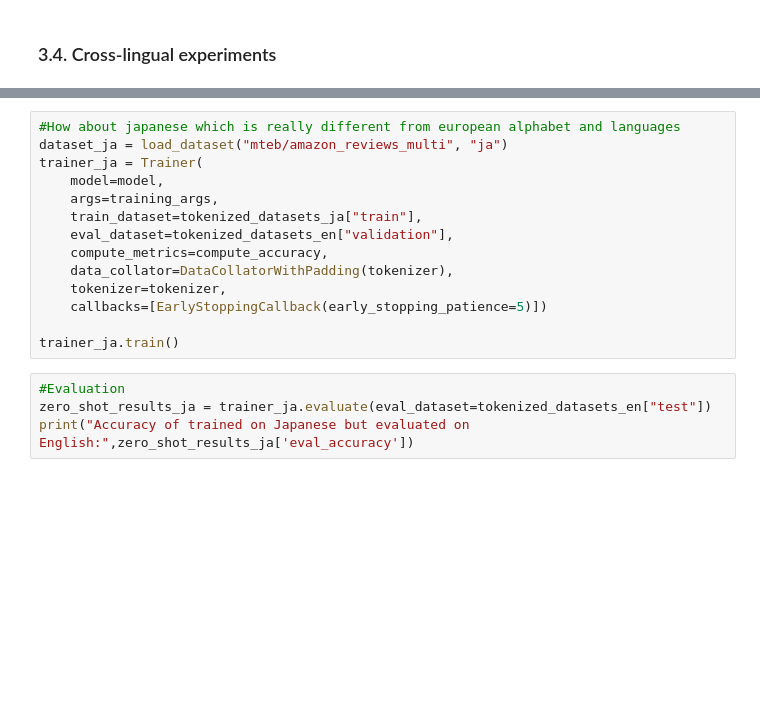
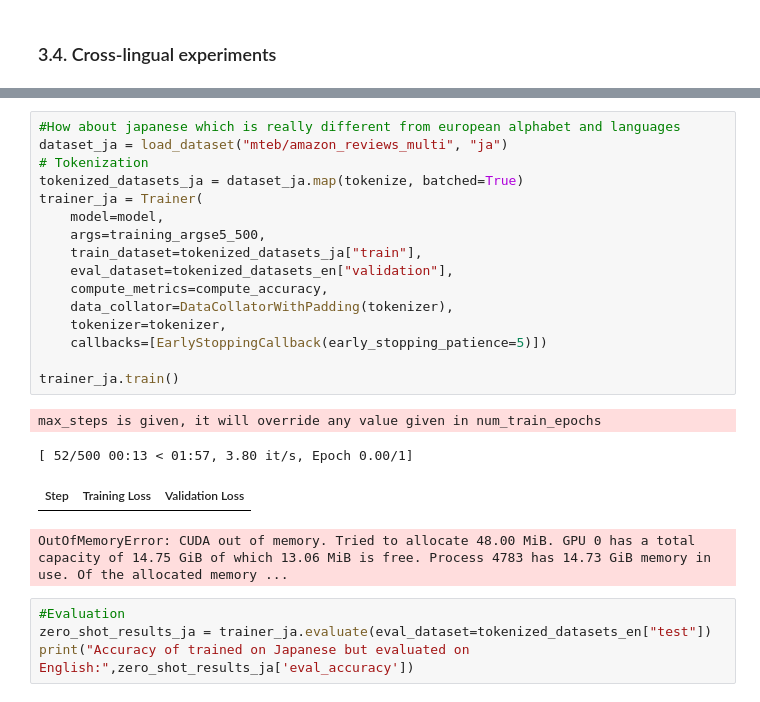
Before and after one commit to simulate111/Deep-Learning-in-Human-Language-Technology, a Jupyter notebook: course_project_rezac.ipynb, the cells around one changed output, grey strips where cells are left out. Drawn from its saved outputs; the diff is of its cells as text; blank space fills up the shorter version.

```diff
--- a/course_project_rezac.ipynb
+++ b/course_project_rezac.ipynb
@@ -497,17 +523,24 @@ print("Accuracy of trained on German but evaluated on English:",zero_shot_result
 # %%
 #How about japanese which is really different from european alphabet and languages
 dataset_ja = load_dataset("mteb/amazon_reviews_multi", "ja")
+# Tokenization
+tokenized_datasets_ja = dataset_ja.map(tokenize, batched=True)
 trainer_ja = Trainer(
     model=model,
-    args=training_args,
+    args=training_argse5_500,
     train_dataset=tokenized_datasets_ja["train"],
     eval_dataset=tokenized_datasets_en["validation"],
     compute_metrics=compute_accuracy,
     data_collator=DataCollatorWithPadding(tokenizer),
     tokenizer=tokenizer,
     callbacks=[EarlyStoppingCallback(early_stopping_patience=5)])
 
 trainer_ja.train()
+# %% [output]
+max_steps is given, it will override any value given in num_train_epochs
+[ 52/500 00:13 < 01:57, 3.80 it/s, Epoch 0.00/1]
+| Step | Training Loss | Validation Loss |
+OutOfMemoryError: CUDA out of memory. Tried to allocate 48.00 MiB. GPU 0 has a total capacity of 14.75 GiB of which 13.06 MiB is free. Process 4783 has 14.73 GiB memory in use. Of the allocated memory ...
 # %%
 #Evaluation
 zero_shot_results_ja = trainer_ja.evaluate(eval_dataset=tokenized_datasets_en["test"])
```
Also changed, not shown: parts of 17 cells of this notebook.
